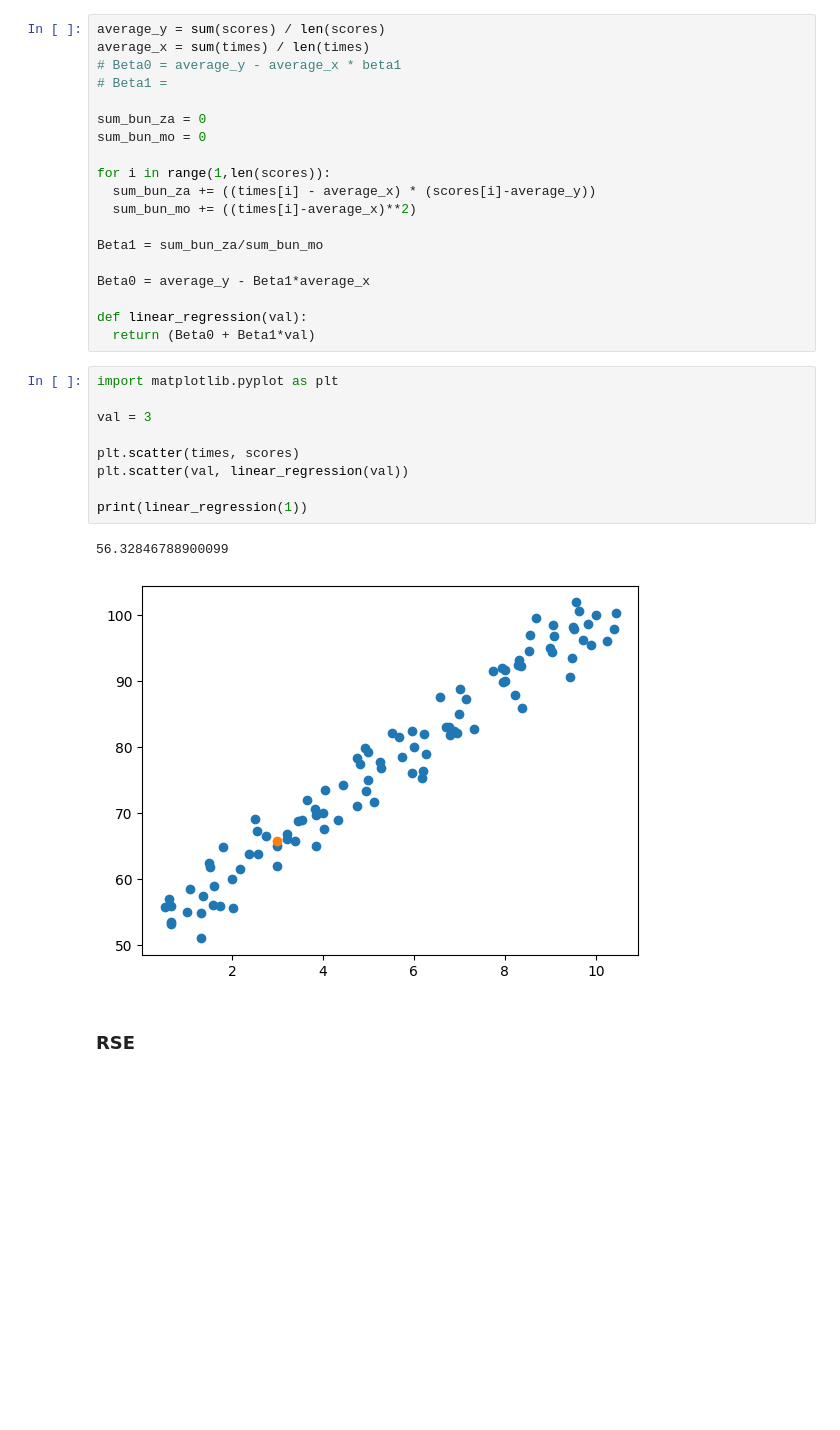
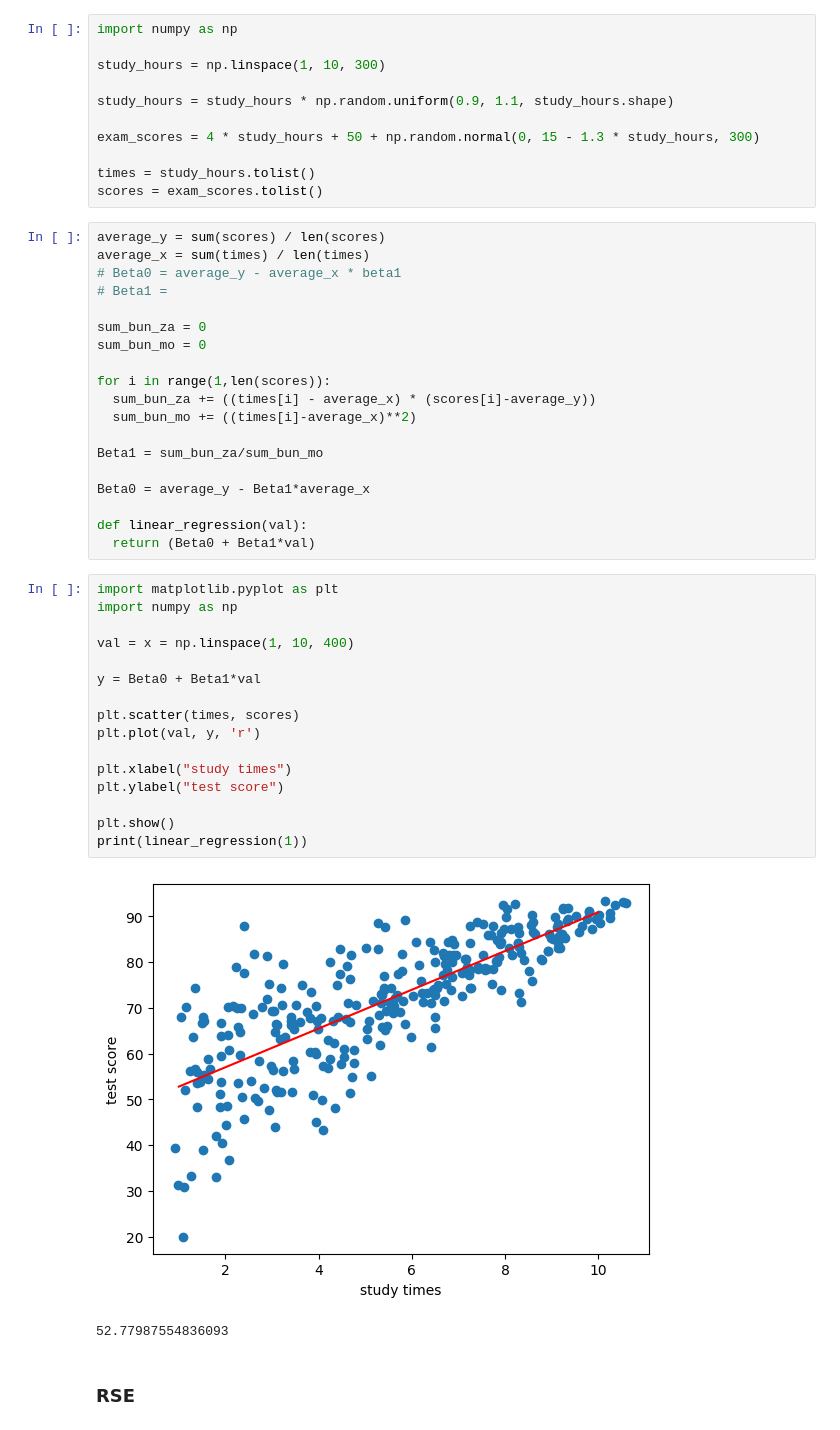
Before and after one commit to ga111o/ml-dl-study, a Jupyter notebook: lec3.ipynb, the cells around one changed output. Drawn from its saved outputs; the diff is of its cells as text; blank space fills up the shorter version.

Commit message:
📝 linear regression graph

```diff
--- a/lec3.ipynb
+++ b/lec3.ipynb
@@ -9,3 +5,14 @@ scores = [55, 60, 65, 70, 75, 80, 85, 90, 95, 100, 51.05972070791545, 61.8799285
+# %%
+import numpy as np
+
+study_hours = np.linspace(1, 10, 300)
+
+study_hours = study_hours * np.random.uniform(0.9, 1.1, study_hours.shape)
+
+exam_scores = 4 * study_hours + 50 + np.random.normal(0, 15 - 1.3 * study_hours, 300)
+
+times = study_hours.tolist()
+scores = exam_scores.tolist()
 # %%
 average_y = sum(scores) / len(scores)
 average_x = sum(times) / len(times)
@@ -27,16 +34,23 @@ def linear_regression(val):
   return (Beta0 + Beta1*val)
 # %%
 import matplotlib.pyplot as plt
+import numpy as np
 
-val = 3
+val = x = np.linspace(1, 10, 400)
+
+y = Beta0 + Beta1*val
 
 plt.scatter(times, scores)
-plt.scatter(val, linear_regression(val))
+plt.plot(val, y, 'r')
 
+plt.xlabel("study times")
+plt.ylabel("test score")
+
+plt.show()
 print(linear_regression(1))
 # %% [output]
+[figure, new version]
-56.32846788900099
+52.77987554836093
-[figure, old version]
 # %% [markdown]
 ### RSE
 # %%
```
Also changed, not shown: parts of 1 cell of this notebook.
